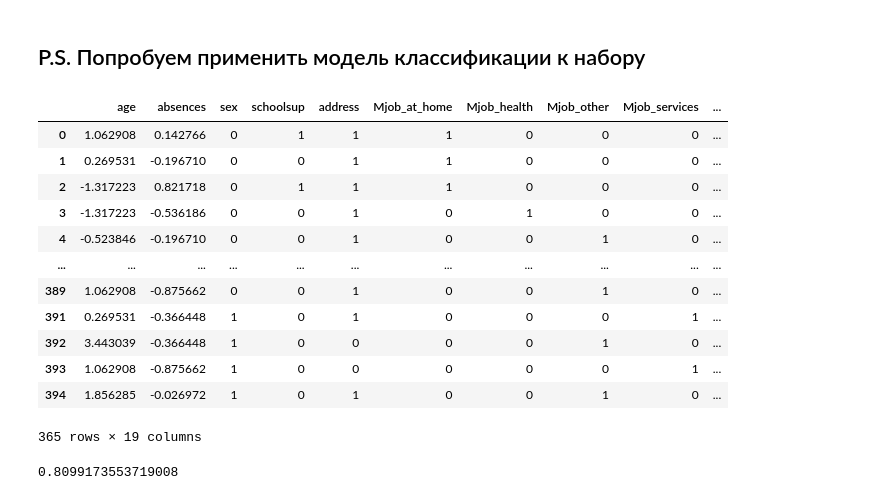
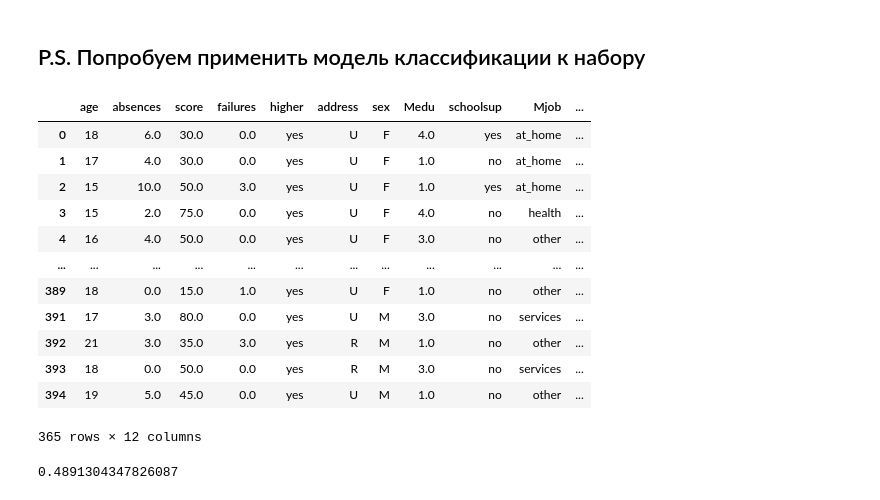
Before and after one commit to sand74/skillfactory, a Jupyter notebook: module_2/eda_solve.ipynb, the cells around one changed output. Cells and saved outputs as stored; diff of their text form; code cells hidden in the pictures.

```diff
--- a/module_2/eda_solve.ipynb
+++ b/module_2/eda_solve.ipynb
@@ -885,3 +886,19 @@ from sklearn import model_selection, linear_model, metrics, pipeline, preprocess
+# %%
+stud_math
+# %% [output]
+|  | age | absences | score | failures | higher | address | sex | Medu | schoolsup | Mjob | ... |
+| 0 | 18 | 6.0 | 30.0 | 0.0 | yes | U | F | 4.0 | yes | at_home | ... |
+| 1 | 17 | 4.0 | 30.0 | 0.0 | yes | U | F | 1.0 | no | at_home | ... |
+| 2 | 15 | 10.0 | 50.0 | 3.0 | yes | U | F | 1.0 | yes | at_home | ... |
+| 3 | 15 | 2.0 | 75.0 | 0.0 | yes | U | F | 4.0 | no | health | ... |
+| 4 | 16 | 4.0 | 50.0 | 0.0 | yes | U | F | 3.0 | no | other | ... |
+| ... | ... | ... | ... | ... | ... | ... | ... | ... | ... | ... | ... |
+| 389 | 18 | 0.0 | 15.0 | 1.0 | yes | U | F | 1.0 | no | other | ... |
+| 391 | 17 | 3.0 | 80.0 | 0.0 | yes | U | M | 3.0 | no | services | ... |
+| 392 | 21 | 3.0 | 35.0 | 3.0 | yes | R | M | 1.0 | no | other | ... |
+| 393 | 18 | 0.0 | 50.0 | 0.0 | yes | R | M | 3.0 | no | services | ... |
+| 394 | 19 | 5.0 | 45.0 | 0.0 | yes | U | M | 1.0 | no | other | ... |
+365 rows × 12 columns
 # %%
 stud_math_model = stud_math.copy()
 
@@ -937,27 +954,12 @@ stud_math_model.drop(['Mjob', 'failures', 'Medu'], axis=1, inplace=True)
 stud_math_model.dropna(inplace=True)
 X = stud_math_model.drop(['score', 'score_ival', 'score_risk'], axis=1)
 y = stud_math_model['score_ival']
-X_train, X_test, y_train, y_test = model_selection.train_test_split(X, y, test_size=0.33, random_state=42)
-X
+X_train, X_test, y_train, y_test = model_selection.train_test_split(X, y, test_size=0.25, random_state=42)
-# %% [output]
-|  | age | absences | sex | schoolsup | address | Mjob_at_home | Mjob_health | Mjob_other | Mjob_services | ... |
-| 0 | 1.062908 | 0.142766 | 0 | 1 | 1 | 1 | 0 | 0 | 0 | ... |
-| 1 | 0.269531 | -0.196710 | 0 | 0 | 1 | 1 | 0 | 0 | 0 | ... |
-| 2 | -1.317223 | 0.821718 | 0 | 1 | 1 | 1 | 0 | 0 | 0 | ... |
-| 3 | -1.317223 | -0.536186 | 0 | 0 | 1 | 0 | 1 | 0 | 0 | ... |
-| 4 | -0.523846 | -0.196710 | 0 | 0 | 1 | 0 | 0 | 1 | 0 | ... |
-| ... | ... | ... | ... | ... | ... | ... | ... | ... | ... | ... |
-| 389 | 1.062908 | -0.875662 | 0 | 0 | 1 | 0 | 0 | 1 | 0 | ... |
-| 391 | 0.269531 | -0.366448 | 1 | 0 | 1 | 0 | 0 | 0 | 1 | ... |
-| 392 | 3.443039 | -0.366448 | 1 | 0 | 0 | 0 | 0 | 1 | 0 | ... |
-| 393 | 1.062908 | -0.875662 | 1 | 0 | 0 | 0 | 0 | 0 | 1 | ... |
-| 394 | 1.856285 | -0.026972 | 1 | 0 | 1 | 0 | 0 | 1 | 0 | ... |
-365 rows × 19 columns
 # %%
 model = linear_model.LogisticRegression(random_state=42, max_iter=10000)
 # %%
 _ = model.fit(X_train, y_train)
 # %%
-metrics.mean_absolute_error(y_test, model.predict(X_test))
+metrics.accuracy_score(y_test, model.predict(X_test), normalize=True)
 # %% [output]
-0.8099173553719008
+0.4891304347826087
```
Also changed, not shown: parts of 17 cells of this notebook.
